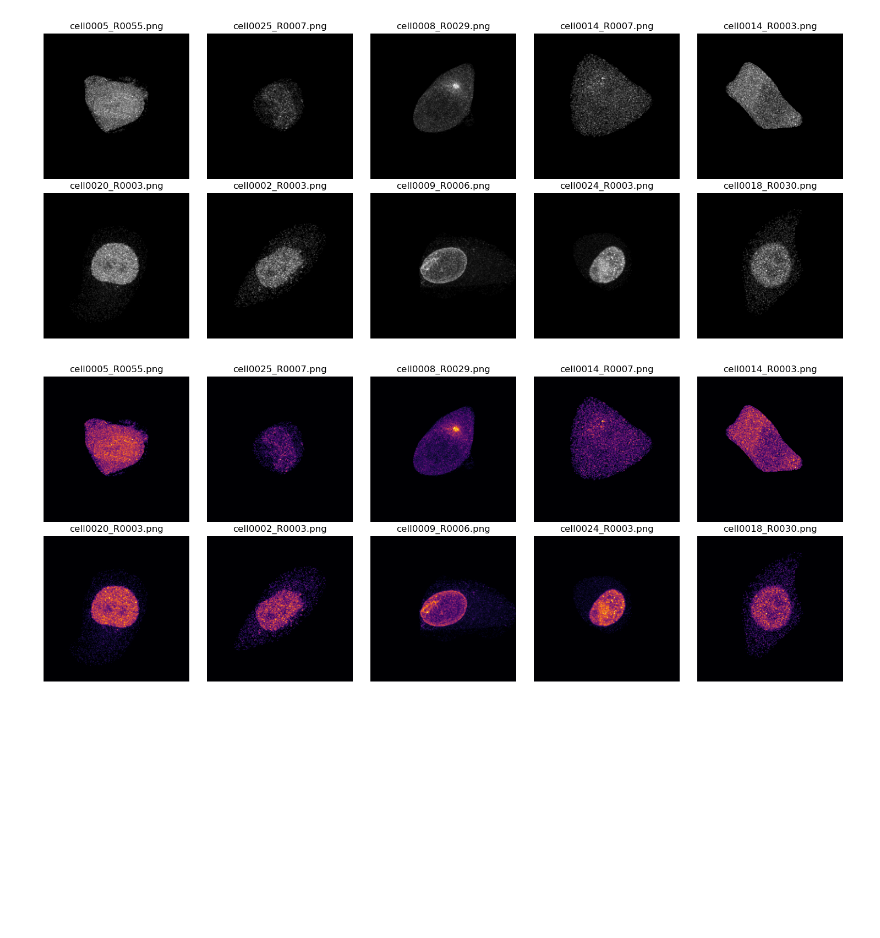
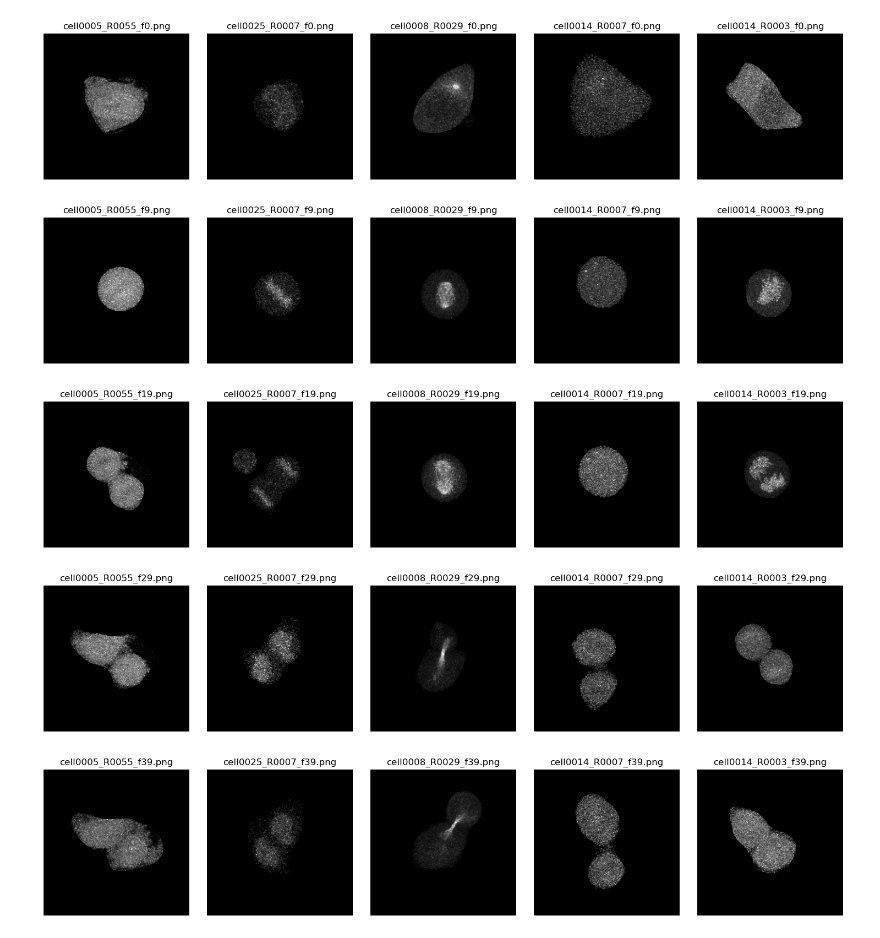
Before and after one commit to aicell-lab/cell-video-diffusion, a Jupyter notebook: src/notebooks/mca.ipynb, the cells around one changed output. Drawn from its saved outputs; the diff is of its cells as text; code cells hidden in the pictures; blank space fills up the shorter version.

Commit message:
visualize different frames

```diff
--- a/src/notebooks/mca.ipynb
+++ b/src/notebooks/mca.ipynb
@@ -5,8 +5,9 @@ import glob
 import math
 import matplotlib.pyplot as plt
 from PIL import Image
+import numpy as np
 
-def visualize_images(folder, n=10, colormap=None):
+def visualize_images(folder, n=10, colormap=None, frame=None):
     """
     Displays up to n images from the given folder in a grid of 5 columns.
 
@@ -14,19 +15,26 @@ def visualize_images(folder, n=10, colormap=None):
     :param n: Number of images to display.
     :param colormap: A string (e.g., 'magma', 'viridis') or a matplotlib Colormap object.
                      If None, defaults to grayscale for single-channel images.
+    :param frame: Integer frame number to filter by (e.g., 0, 19, 29).
+                 If None, shows images from any frame.
     """
     image_paths = sorted(glob.glob(os.path.join(folder, "*.png")))
-    random.seed(42)  # For reproducibility
+
+    if frame is not None:
+        image_paths = [path for path in image_paths
+                      if f"_f{frame}." in path]
+
+    random.seed(42)
     random.shuffle(image_paths)
-    image_paths = image_paths[:n]  # pick the first n (or you could randomize)
+    image_paths = image_paths[:n]
 
     num_cols = 5
     num_rows = math.ceil(len(image_paths) / num_cols)
 
     fig, axes = plt.subplots(num_rows, num_cols, figsize=(15, 3*num_rows))
 
-    # Flatten the axes array for easy iteration
-    axes = axes.flatten() if num_rows > 1 else [axes]
+    # Handle both single and multiple row cases
+    axes = axes.flatten() if isinstance(axes, np.ndarray) else [axes]
 
     for i, path in enumerate(image_paths):
         # Open as grayscale
@@ -44,12 +52,18 @@ def visualize_images(folder, n=10, colormap=None):
     plt.tight_layout()
     plt.show()
 # %%
-train_folder = "../../data/processed/mca_frame0_256/train"
-test_folder  = "../../data/processed/mca_frame0_256/test"
+train_folder = "../../data/processed/mca_frames_256/train"
+test_folder  = "../../data/processed/mca_frames_256/test"
 
-visualize_images(train_folder, n=10)
-# visualize_images(test_folder, n=10)
-visualize_images(train_folder, n=10, colormap="inferno")
+visualize_images(train_folder, n=5, frame=0)
+visualize_images(train_folder, n=5, frame=9)
+visualize_images(train_folder, n=5, frame=19)
+visualize_images(train_folder, n=5, frame=29)
+visualize_images(train_folder, n=5, frame=39)
+# visualize_images(train_folder, n=10, colormap="inferno")
 # %% [output]
-[figure, old version]
+[figure, new version]
-[figure, old version]
+[figure, new version]
+[figure, added]
+[figure, added]
+[figure, added]
```
Also changed, not shown: 3 other files.
